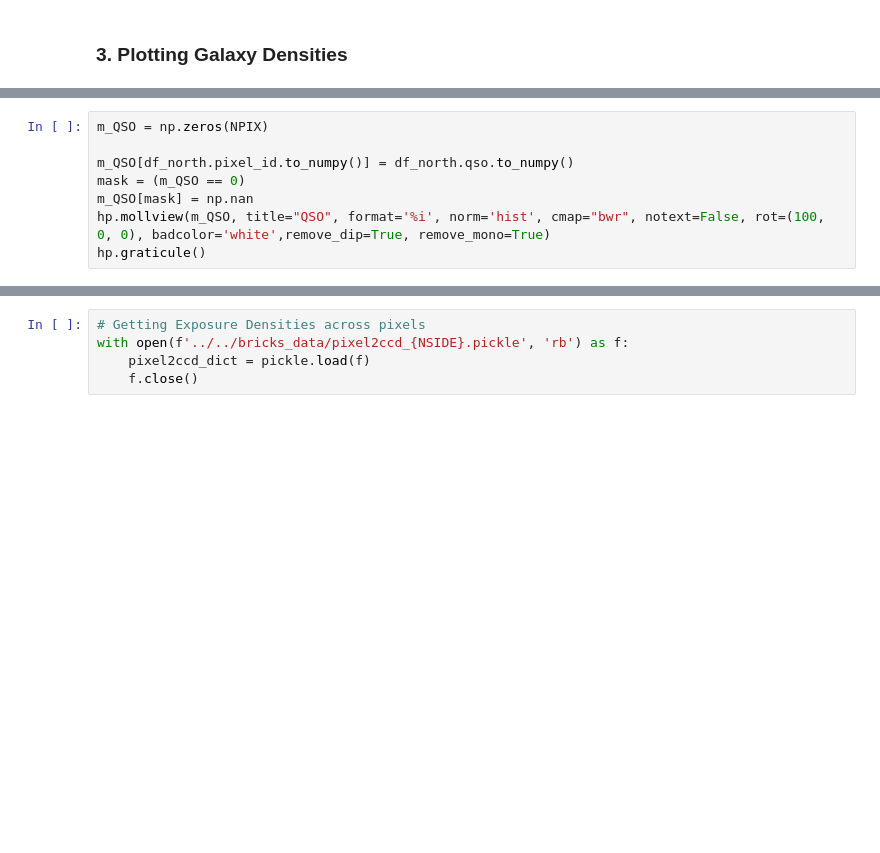
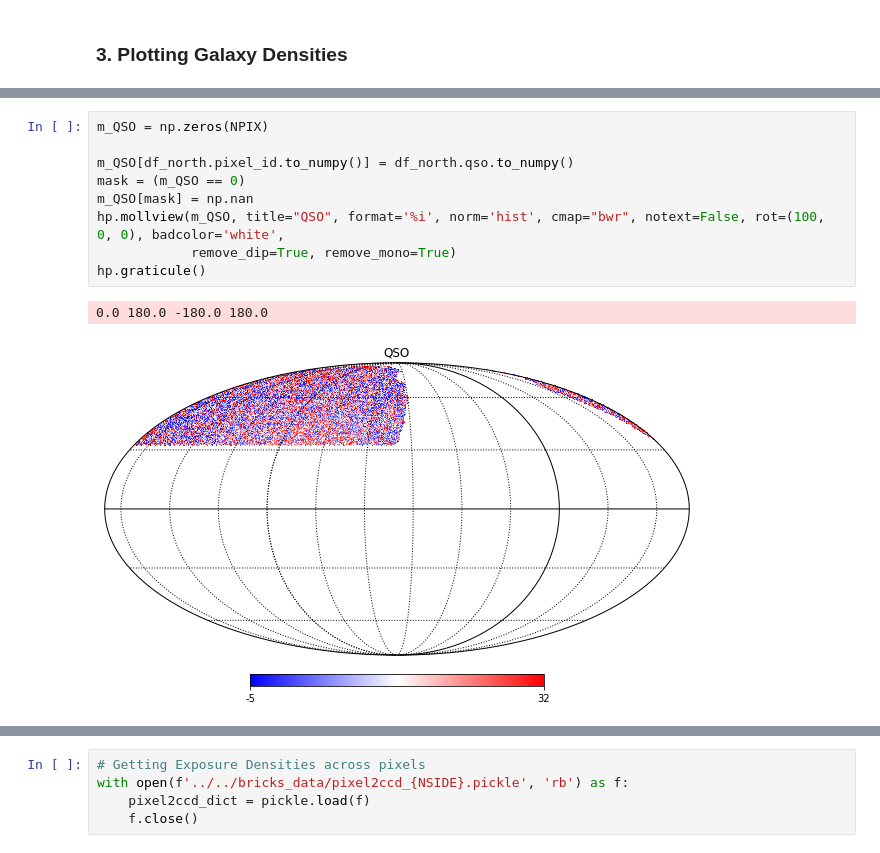
Before and after one commit to elleggert/astrostatistics, a Jupyter notebook: data_preprocessing/dataset_preparation/dataprep_north.ipynb, the cells around one changed output, grey strips where cells are left out. Saved outputs shown, nothing was run; the diff lists cells and outputs as text; blank space fills up the shorter version.

```diff
--- a/data_preprocessing/dataset_preparation/dataprep_north.ipynb
+++ b/data_preprocessing/dataset_preparation/dataprep_north.ipynb
@@ -191,11 +212,15 @@ hp.graticule()
 # %%
 m_QSO = np.zeros(NPIX)
 
 m_QSO[df_north.pixel_id.to_numpy()] = df_north.qso.to_numpy()
 mask = (m_QSO == 0)
 m_QSO[mask] = np.nan
-hp.mollview(m_QSO, title="QSO", format='%i', norm='hist', cmap="bwr", notext=False, rot=(100, 0, 0), badcolor='white',remove_dip=True, remove_mono=True)
+hp.mollview(m_QSO, title="QSO", format='%i', norm='hist', cmap="bwr", notext=False, rot=(100, 0, 0), badcolor='white',
+            remove_dip=True, remove_mono=True)
 hp.graticule()
+# %% [output]
+0.0 180.0 -180.0 180.0
+[figure, added]
 # %%
 m_GLBG = np.zeros(NPIX)
 
```
Also changed, not shown: parts of 37 cells of this notebook.
